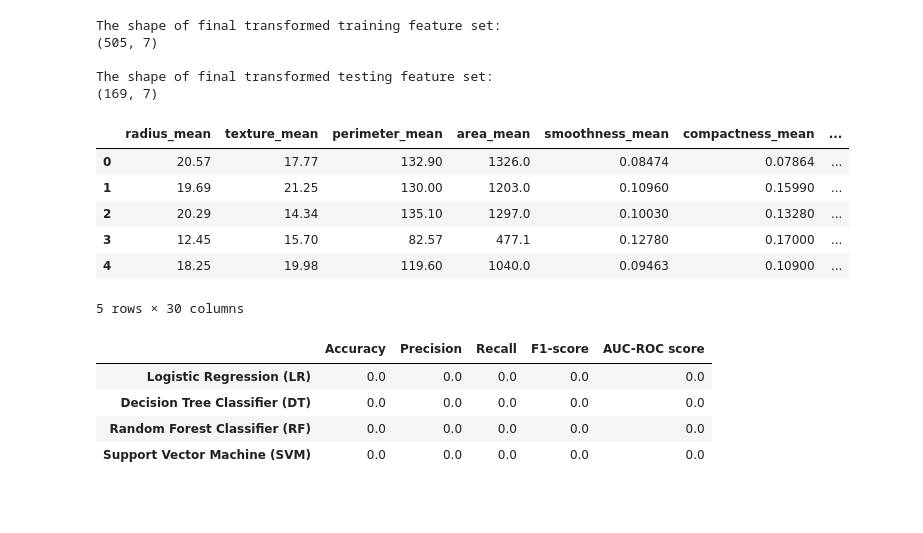
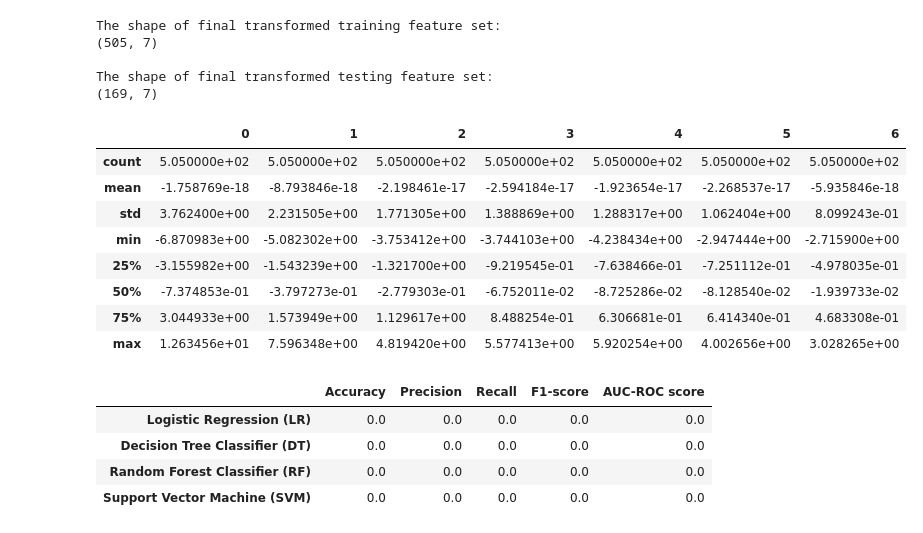
Before and after one commit to cristante-7/breast_cancerML, a Jupyter notebook: notebooks/breast_cancerML_notebook.ipynb, the cells around one changed output. Drawn from its saved outputs; the diff is of its cells as text; code cells hidden in the pictures; blank space fills up the shorter version.

```diff
--- a/notebooks/breast_cancerML_notebook.ipynb
+++ b/notebooks/breast_cancerML_notebook.ipynb
@@ -463,16 +463,18 @@ The shape of final transformed training feature set:
 
 The shape of final transformed testing feature set:
 (169, 7)
-# %%
-Train_X_std_pca.head()
-# %% [output]
-|  | radius_mean | texture_mean | perimeter_mean | area_mean | smoothness_mean | compactness_mean | ... |
-| 0 | 20.57 | 17.77 | 132.90 | 1326.0 | 0.08474 | 0.07864 | ... |
-| 1 | 19.69 | 21.25 | 130.00 | 1203.0 | 0.10960 | 0.15990 | ... |
-| 2 | 20.29 | 14.34 | 135.10 | 1297.0 | 0.10030 | 0.13280 | ... |
-| 3 | 12.45 | 15.70 | 82.57 | 477.1 | 0.12780 | 0.17000 | ... |
-| 4 | 18.25 | 19.98 | 119.60 | 1040.0 | 0.09463 | 0.10900 | ... |
-5 rows × 30 columns
+# %%
+Train_X_std.describe()
+# %% [output]
+|  | 0 | 1 | 2 | 3 | 4 | 5 | 6 |
+| count | 5.050000e+02 | 5.050000e+02 | 5.050000e+02 | 5.050000e+02 | 5.050000e+02 | 5.050000e+02 | 5.050000e+02 |
+| mean | -1.758769e-18 | -8.793846e-18 | -2.198461e-17 | -2.594184e-17 | -1.923654e-17 | -2.268537e-17 | -5.935846e-18 |
+| std | 3.762400e+00 | 2.231505e+00 | 1.771305e+00 | 1.388869e+00 | 1.288317e+00 | 1.062404e+00 | 8.099243e-01 |
+| min | -6.870983e+00 | -5.082302e+00 | -3.753412e+00 | -3.744103e+00 | -4.238434e+00 | -2.947444e+00 | -2.715900e+00 |
+| 25% | -3.155982e+00 | -1.543239e+00 | -1.321700e+00 | -9.219545e-01 | -7.638466e-01 | -7.251112e-01 | -4.978035e-01 |
+| 50% | -7.374853e-01 | -3.797273e-01 | -2.779303e-01 | -6.752011e-02 | -8.725286e-02 | -8.128540e-02 | -1.939733e-02 |
+| 75% | 3.044933e+00 | 1.573949e+00 | 1.129617e+00 | 8.488254e-01 | 6.306681e-01 | 6.414340e-01 | 4.683308e-01 |
+| max | 1.263456e+01 | 7.596348e+00 | 4.819420e+00 | 5.577413e+00 | 5.920254e+00 | 4.002656e+00 | 3.028265e+00 |
 # %%
 #Let us create first create a table to store the results of various models
 
```
Also changed, not shown: parts of 3 cells of this notebook, 1 other file.
